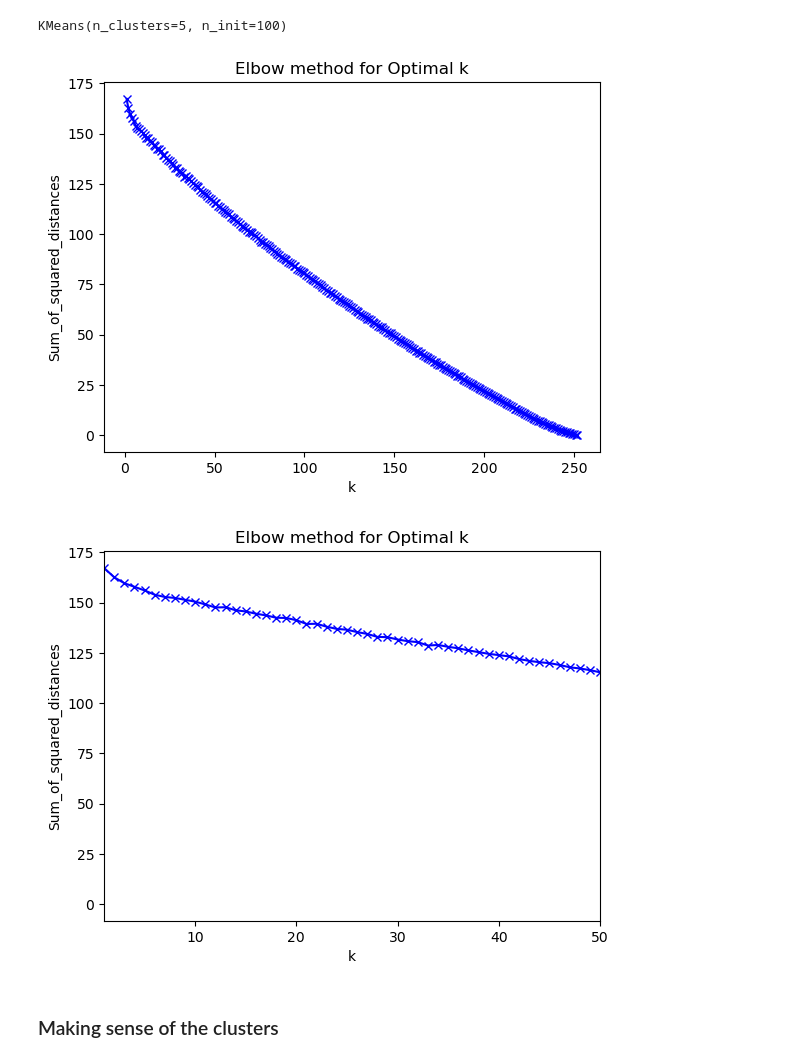
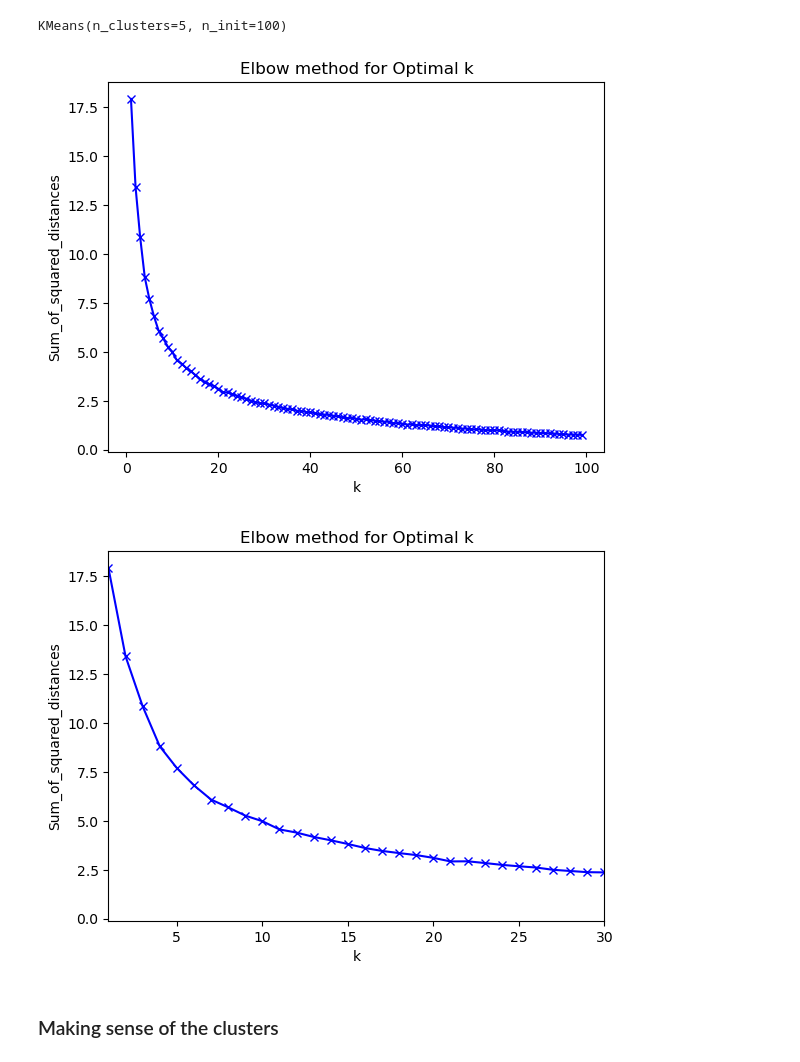
Before and after one commit to kjkoster/execute-enexis, a Jupyter notebook: notebooks/04 - enexis governance -- K-Means.ipynb, the cells around one changed output. Cells and saved outputs as stored; diff of their text form; code cells hidden in the pictures.

```diff
--- a/notebooks/04 - enexis governance -- K-Means.ipynb
+++ b/notebooks/04 - enexis governance -- K-Means.ipynb
@@ -164,10 +169,10 @@ modelkmeans.fit(lsa_matrix)
 KMeans(n_clusters=5, n_init=100)
 # %%
 Sum_of_squared_distances = []
-K = range(1,50)
+K = range(1,100)
 for k in K:
     km = KMeans(n_clusters=k)
-    km = km.fit(document_term_matrix)
+    km = km.fit(lsa_matrix) # I think we need to use the document_term_matrix for this calculation (before LSA).
     Sum_of_squared_distances.append(km.inertia_)
 # %%
 plt.plot(K, Sum_of_squared_distances, 'bx-')
@@ -176,16 +181,16 @@ plt.ylabel('Sum_of_squared_distances')
 plt.title('Elbow method for Optimal k')
 plt.show()
 # %% [output]
-[figure, old version]
+[figure, new version]
 # %%
 plt.plot(K, Sum_of_squared_distances, 'bx-')
 plt.xlabel('k')
 plt.ylabel('Sum_of_squared_distances')
 plt.title('Elbow method for Optimal k')
-plt.xlim(1, 50)
+plt.xlim(1, 30)
 plt.show()
 # %% [output]
-[figure, old version]
+[figure, new version]
 # %% [markdown]
 ### Making sense of the clusters
 # %%
```
Also changed, not shown: parts of 7 cells of this notebook.
